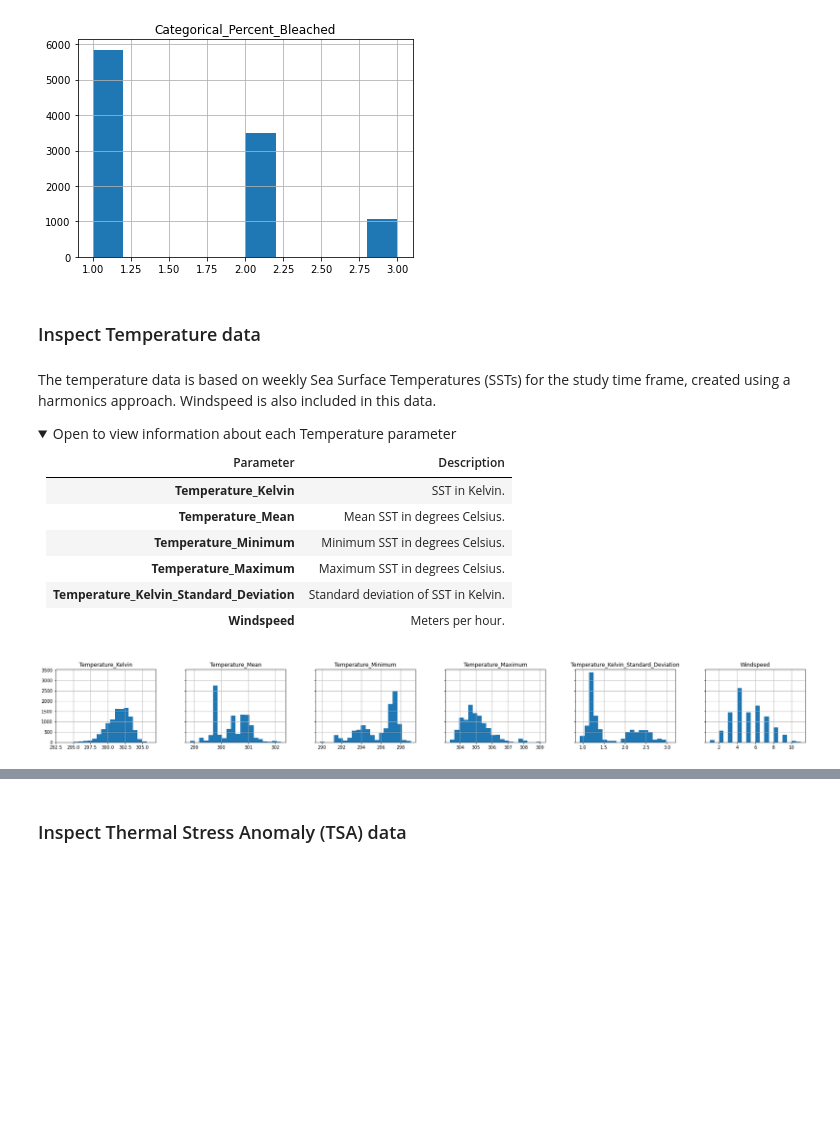
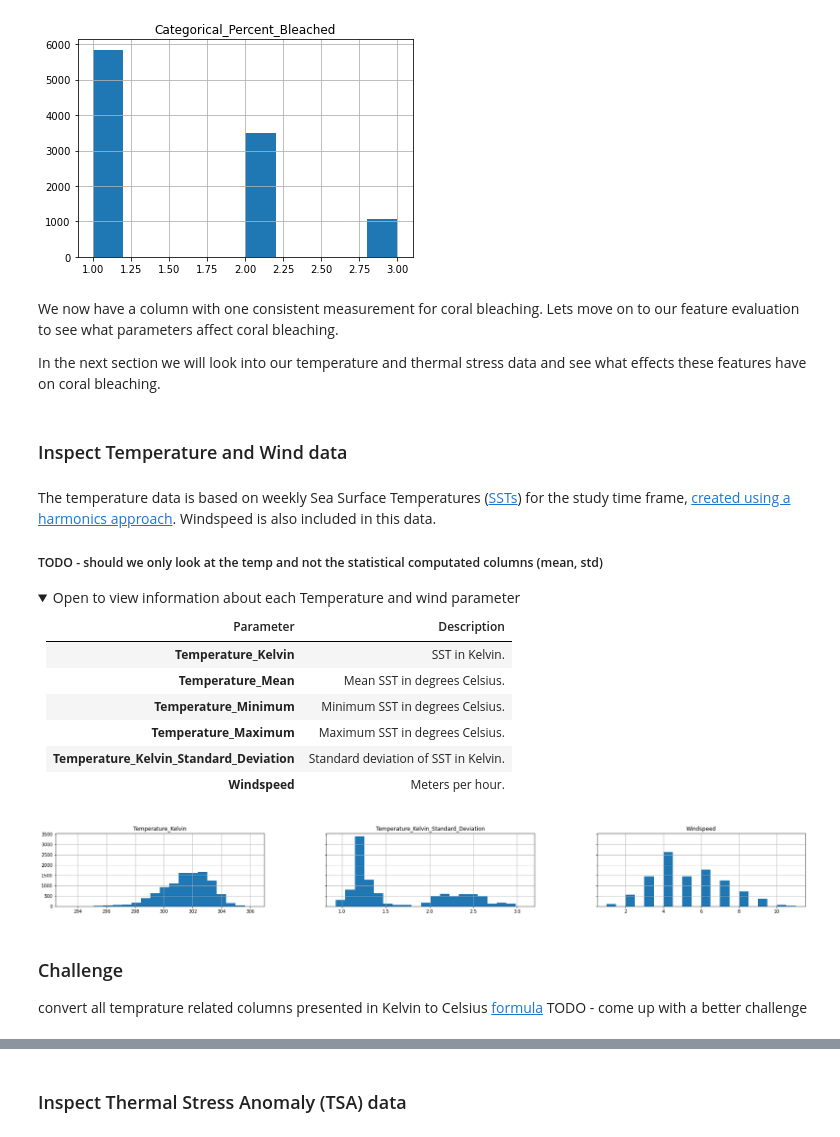
Before and after one commit to maur1/wid_2022_oceanhub_cognite, a Jupyter notebook: coral_bleaching/classification_v1.ipynb, the cells around one changed output, grey strips where cells are left out. Saved outputs shown, nothing was run; the diff lists cells and outputs as text; code cells hidden in the pictures; folded sections open; blank space fills up the shorter version.

```diff
--- a/coral_bleaching/classification_v1.ipynb
+++ b/coral_bleaching/classification_v1.ipynb
@@ -133,12 +211,18 @@ inspect_df.hist()
 array([[<AxesSubplot:title={'center':'Categorical_Percent_Bleached'}>]],
       dtype=object)
 [figure]
+# %% [markdown]
+We now have a column with one consistent measurement for coral bleaching. Lets move on to our feature evaluation to see what parameters affect coral bleaching.
+
+In the next section we will look into our temperature and thermal stress data and see what effects these features have on coral bleaching.
 # %% [markdown]
-### Inspect Temperature data
+### Inspect Temperature and Wind data
 # %% [markdown]
-The temperature data is based on weekly Sea Surface Temperatures (SSTs) for the study time frame, created using a harmonics approach. Windspeed is also included in this data.
+The temperature data is based on weekly Sea Surface Temperatures ([SSTs](https://climatedataguide.ucar.edu/climate-data/sst-data-sets-overview-comparison-table)) for the study time frame, [created using a harmonics approach](https://journals.ametsoc.org/view/journals/atot/30/7/jtech-d-12-00195_1.xml). Windspeed is also included in this data.
 
-<details><summary>Open to view information about each Temperature parameter</summary>
+
+##### TODO - should we only look at the temp and not the statistical computated columns (mean, std)
+<details><summary>Open to view information about each Temperature and wind parameter</summary>
 
 |Parameter|Description|
 |---|---|
@@ -151,7 +235,15 @@ The temperature data is based on weekly Sea Surface Temperatures (SSTs) for the
 </details>
 # %%
 # Inspect Temperature data
-temp_cols = ['Temperature_Kelvin', 'Temperature_Mean', 'Temperature_Minimum','Temperature_Maximum', 'Temperature_Kelvin_Standard_Deviation','Windspeed']
-plot_multiple_histograms(columns=temp_cols, dataframe=coral_reef_data_df)
+temp_cols = ['Temperature_Kelvin']
+all_temp_cols = ['Temperature_Kelvin', 'Temperature_Mean', 'Temperature_Minimum','Temperature_Maximum']
+std_cols = ['Temperature_Kelvin_Standard_Deviation']
+wind_cols = ['Windspeed']
+all_cols =  temp_cols + std_cols + wind_cols
+plot_multiple_histograms(columns=all_cols, dataframe=coral_reef_data_df)
 # %% [output]
-[figure, old version]
+[figure, new version]
+# %% [markdown]
+### Challenge
+ convert all temprature related columns presented in Kelvin to Celsius [formula](https://climatedataguide.ucar.edu/climate-data/sst-data-sets-overview-comparison-table)
+ TODO - come up with a better challenge
```
Also changed, not shown: parts of 36 cells of this notebook.
